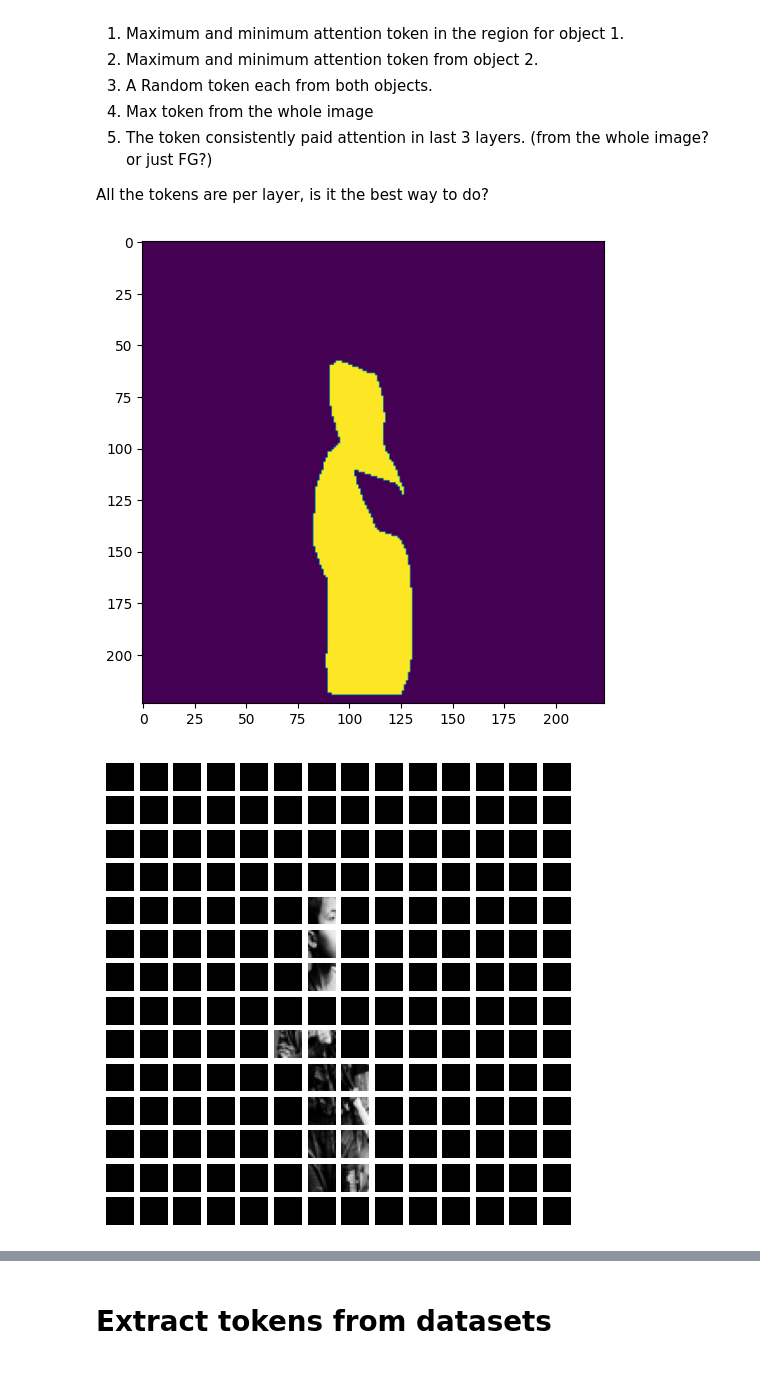
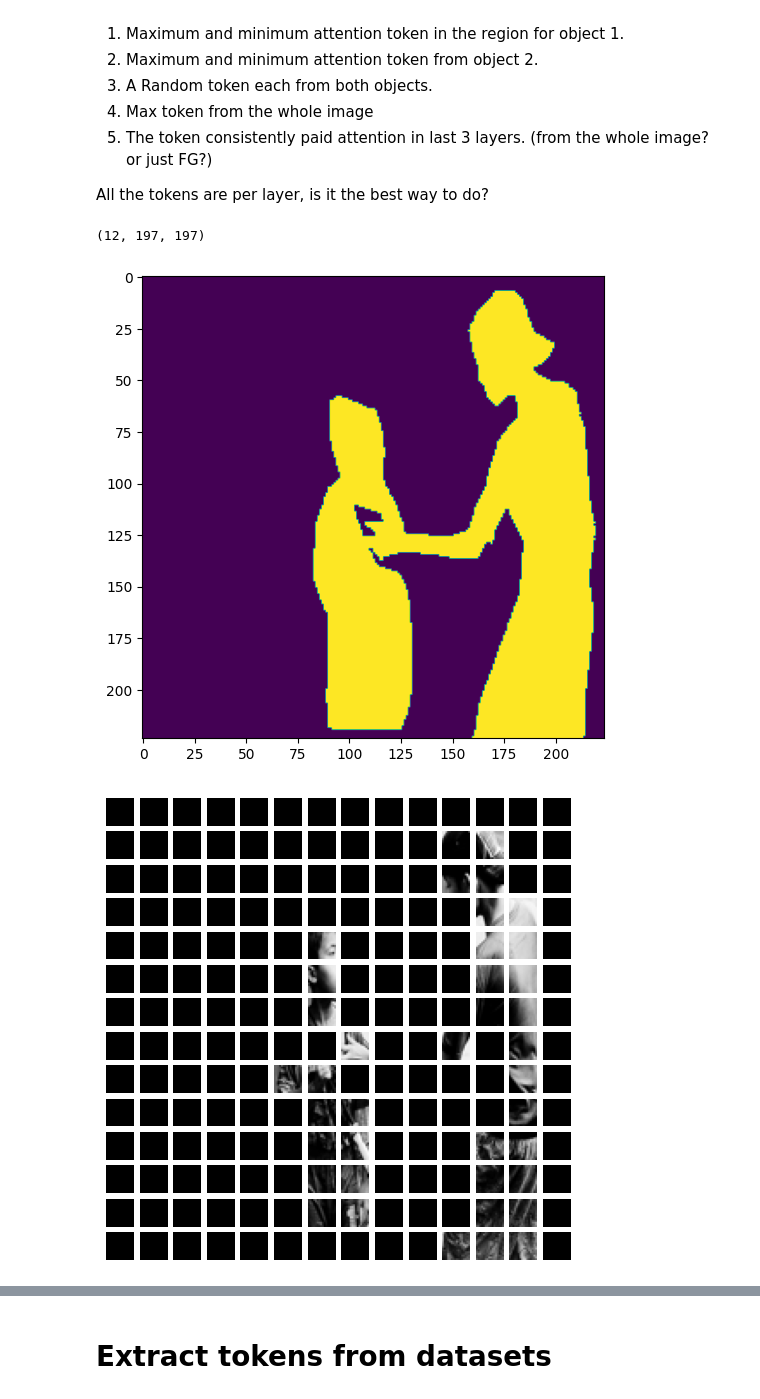
Before and after one commit to bodias/vision-transformers-analysis, a Jupyter notebook: sample_image_captioning/feature_extraction-captioning-VIT.ipynb, the cells around one changed output, grey strips where cells are left out. Drawn from its saved outputs; the diff is of its cells as text; code cells hidden in the pictures.

```diff
--- a/sample_image_captioning/feature_extraction-captioning-VIT.ipynb
+++ b/sample_image_captioning/feature_extraction-captioning-VIT.ipynb
@@ -92,0 +103,3 @@ with open('../coco_category_id_map.pickle', 'rb') as handle:
+# %%
+with open("../task1_person_accessory_data_w_caption.json", "r") as f:
+    person_annotations = json.load(f)
@@ -182,7 +198,7 @@ def get_objects_mask(annotation, objects=[], option=1, attention_maps=None):
                                         annotation,
                                         obj,
                                         img_draw,
-                                        attention_maps[layer][0, 1:].cpu().detach().numpy())
+                                        attention_maps[layer][0, 1:])
                 pil_mask.append(att_layer_mask)
 
         masks.append(pil_mask)
@@ -308,10 +325,10 @@ def find_tokens_in_region(attention_map:np.array,
         tokens_layer_i = {}
 
         # MAX token whole image
-        tokens_layer_i['max_image'] = np.argmax(layer[0, 1:].cpu().detach().numpy())
+        tokens_layer_i['max_image'] = np.argmax(layer[0, 1:])
 
         # set all background activation WITHIN background mask to -1
-        img_att_map_mask = copy.deepcopy(layer[0, 1:].cpu().detach().numpy())
+        img_att_map_mask = copy.deepcopy(layer[0, 1:])
         img_att_map_mask[~mask_patches] = 0
 
         # MIN MAX token within object/mask
@@ -355,7 +372,6 @@ def find_tokens_in_region(attention_map:np.array,
 
         if display_att_layers:
             plt.figure(figsize=(3, 3))
-#             plt.imshow(layer[0, 1:].cpu().detach().numpy().reshape(grid_size, grid_size))
             plt.imshow(img_att_map_mask.reshape(grid_size, grid_size))
             plt.title(f"layer {layer_no}, shape {img_att_map_mask.shape} ")
             row_p, col_p = xy_coord_token(tokens_layer_i['min_obj'])
@@ -425,15 +441,18 @@ def extract_tokens(img: Image.Image, mask:np.array, mean_att_map, layers:list, m
 
     return fg_tokens, consistent_fg_token
 # %%
-outputs = model.forward_pass(sample_img)
-sample_attention_map = model.get_all_attention_maps(outputs.encoder_attentions)
-masks = get_objects_mask(sample_ann, objects=[main_obj, second_obj], option=4, attention_maps=sample_attention_map)
+outputs = model.forward_pass([sample_img])
+sample_attention_map = model.get_all_attention_maps(torch.stack(outputs.encoder_attentions)).cpu().detach().numpy()[:,0,:,:]
+print(sample_attention_map.shape)
+sample_hidden_states = torch.stack(outputs.encoder_hidden_states).cpu().detach().numpy()
+masks = get_objects_mask(sample_ann, objects=[main_obj, second_obj], option=2, attention_maps=sample_attention_map)
 
 fg_tokens, cons_fg_token = extract_tokens(img=sample_img.resize((224,224)),
-                                          mask=np.array(masks[0][11].resize((224,224))),
+                                          mask=np.array(masks[0].resize((224,224))),
                                           mean_att_map=sample_attention_map,
                                           layers=[2,3,4,9,10,11],
                                           debug=True)
 # %% [output]
+(12, 197, 197)
-[figure, old version]
+[figure, new version]
-[figure, old version]
+[figure, new version]
```
Also changed, not shown: parts of 35 cells of this notebook, 3 other files.
